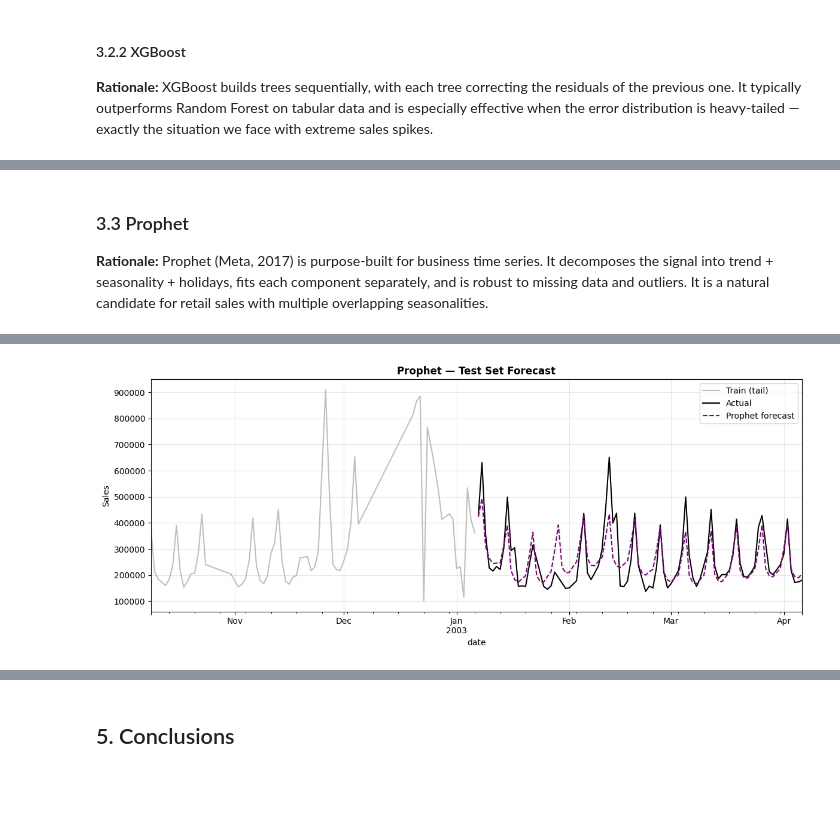
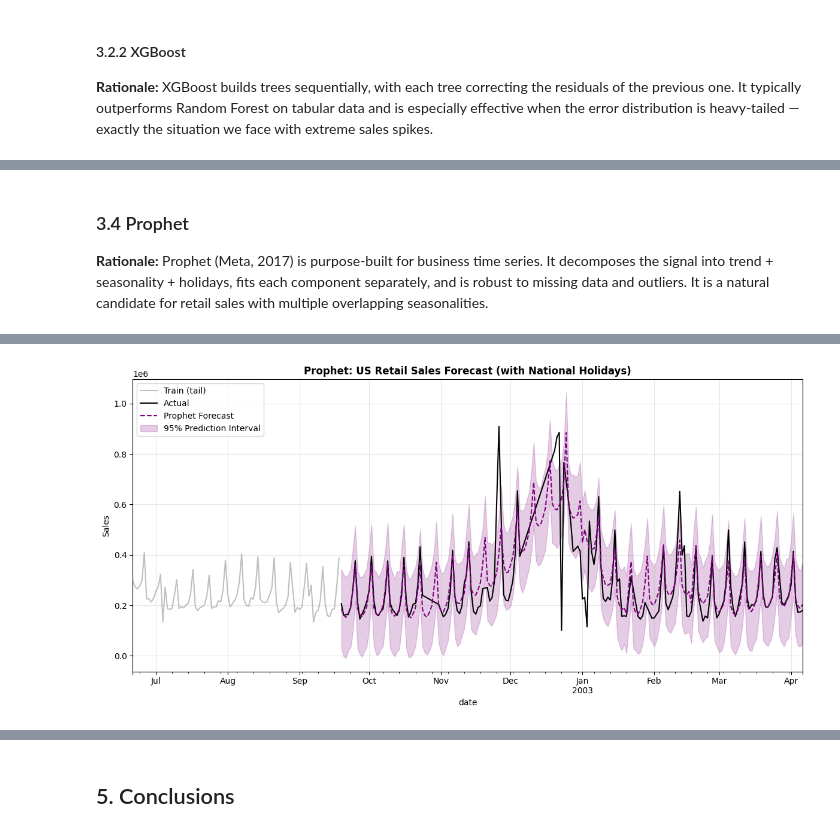
Before and after one commit to joaquinorradre/Time_Series_Assesment1, a Jupyter notebook: Assessment2.ipynb, the cells around one changed output, grey strips where cells are left out. Saved outputs shown, nothing was run; the diff lists cells and outputs as text; code cells hidden in the pictures; blank space fills up the shorter version.

Commit message:
assesment2 notebook add mlp, add holidays, fix some errors

```diff
--- a/Assessment2.ipynb
+++ b/Assessment2.ipynb
@@ -65,21 +72,28 @@ The features created are:
 | **Rolling** | 7-day and 30-day rolling mean & std | Capture short- and medium-term trend momentum; `shift(1)` prevents data leakage |
 # %%
 def create_features(df: pd.DataFrame) -> pd.DataFrame:
-    """Add calendar, lag and rolling features to the sales dataframe."""
+    """Add calendar, lag, rolling, and holiday features to the sales dataframe."""
     df = df.copy()
 
-    # Calendar features
+    # 1. Calendar features
     df['day_of_week'] = df.index.dayofweek          # 0 = Monday
     df['month']       = df.index.month
     df['quarter']     = df.index.quarter
     df['is_weekend']  = df.index.dayofweek.isin([5, 6]).astype(int)
 
-    # Lag features  (shift prevents any look-ahead)
+    # 2. Holiday/Summer Features (US Context)
+    us_holidays = holidays.US()
+    # Binary feature: 1 if date is a holiday
+    df['is_holiday'] = df.index.map(lambda x: 1 if x in us_holidays else 0)
+
+    df['is_summer'] = df['month'].isin([6, 7, 8]).astype(int)
+
+    # 3. Lag features (shift prevents any look-ahead/leakage)
     df['lag_1']  = df['sales'].shift(1)
     df['lag_7']  = df['sales'].shift(7)
     df['lag_14'] = df['sales'].shift(14)
 
-    # Rolling statistics  (shift(1) inside to avoid leakage)
+    # 4. Rolling statistics (shift(1) inside to avoid leakage)
     s = df['sales'].shift(1)
     df['roll_mean_7']  = s.rolling(7).mean()
     df['roll_std_7']   = s.rolling(7).std()
@@ -108,5 +206,5 @@ Model selection and hyperparameter tuning are performed exclusively on the train
 # %%
-STEPS_TEST = 90
+STEPS_TEST = 200
 
 split_date = df_ml.index.max() - pd.Timedelta(days=STEPS_TEST)
 
@@ -126,7 +224,7 @@ fig, ax = plt.subplots(figsize=(12, 4))
 y_train.plot(ax=ax, label='Train', color='steelblue')
 y_test.plot(ax=ax,  label='Test (hold-out)', color='darkorange')
 ax.axvline(split_date, color='black', linestyle='--', alpha=0.6, label='Split date')
-ax.set_title('Train / Test Split (hold-out = last 90 days)', fontweight='bold')
+ax.set_title(f'Train / Test Split (hold-out = last {STEPS_TEST} days)', fontweight='bold')
 ax.set_ylabel('Sales')
 ax.legend()
 ax.grid(True, alpha=0.3)
@@ -436,5 +621,5 @@ XGBoost  →  MAE: 76,424   MAPE: 26.4%
 # %% [markdown]
-### 3.3 Prophet
+### 3.4 Prophet
 
 **Rationale:** Prophet (Meta, 2017) is purpose-built for business time series. It decomposes the signal into trend + seasonality + holidays, fits each component separately, and is robust to missing data and outliers. It is a natural candidate for retail sales with multiple overlapping seasonalities.
 # %%
@@ -450,33 +635,55 @@ prophet_model = Prophet(
     yearly_seasonality=True,
     weekly_seasonality=True,
     daily_seasonality=False,
-    seasonality_mode='multiplicative',  # sales spikes scale with the level
+    interval_width=0.95,           # For the confidence interval shading
+    seasonality_mode='multiplicative',
     changepoint_prior_scale=0.05
 )
+
+# This automatically adds Thanksgiving, Christmas, Independence Day, etc.
+prophet_model.add_country_holidays(country_name='US')
+
 prophet_model.fit(df_prophet_train)
+
+# See which holidays the model is tracking
+print(f"Holidays included: {prophet_model.train_holiday_names}")
 
 # ── Forecast ──────────────────────────────────────────────────────────────────
 future     = prophet_model.make_future_dataframe(periods=STEPS_TEST)
 forecast_p = prophet_model.predict(future)
 
-# Align to test index
-pred_prophet = (
-    forecast_p.set_index('ds')['yhat']
-    .loc[y_test.index]
-)
-pred_prophet.index.freq = None  # avoid freq mismatch warnings
+# Extract predictions and intervals
+forecast_results = forecast_p.set_index('ds').loc[y_test.index]
+pred_prophet     = forecast_results['yhat']
+lower_bound      = forecast_results['yhat_lower']
+upper_bound      = forecast_results['yhat_upper']
 
+# Evaluate
 mae_prophet  = mean_absolute_error(y_test, pred_prophet)
 mape_prophet = mean_absolute_percentage_error(y_test, pred_prophet)
-print(f"Prophet  →  MAE: {mae_prophet:,.0f}   MAPE: {mape_prophet:.1%}")
+print(f"Prophet with Holidays → MAE: {mae_prophet:,.0f}   MAPE: {mape_prophet:.1%}")
 
 # ── Plot ──────────────────────────────────────────────────────────────────────
-fig, ax = plt.subplots(figsize=(12, 5))
-y_train.tail(90).plot(ax=ax, color='gray',     alpha=0.5, label='Train (tail)')
-y_test.plot(ax=ax,           color='black',    lw=1.5,   label='Actual')
-pred_prophet.plot(ax=ax,     color='purple',   ls='--',  label='Prophet forecast')
-ax.set_title('Prophet — Test Set Forecast', fontweight='bold')
+fig, ax = plt.subplots(figsize=(12, 6))
+# Plot history and actuals
+y_train.tail(90).plot(ax=ax, color='gray', alpha=0.5, label='Train (tail)')
+y_test.plot(ax=ax, color='black', lw=1.5, label='Actual')
+
+# Plot point forecast and intervals
+pred_prophet.plot(ax=ax, color='purple', ls='--', label='Prophet Forecast')
+ax.fill_between(
+    y_test.index,
+    lower_bound,
+    upper_bound,
+    color='purple',
+    alpha=0.2,
+    label='95% Prediction Interval'
+)
+
+ax.set_title('Prophet: US Retail Sales Forecast (with National Holidays)', fontweight='bold')
 ax.set_ylabel('Sales')
-ax.legend(); ax.grid(True, alpha=0.3)
-plt.tight_layout(); plt.show()
+ax.legend(loc='upper left')
+ax.grid(True, alpha=0.3)
+plt.tight_layout()
+plt.show()
 # %% [output]
@@ -487 +705 @@ Prophet  →  MAE: 45,676   MAPE: 18.5%
-[figure, old version]
+[figure, new version]
```
Also changed, not shown: parts of 30 cells of this notebook.
